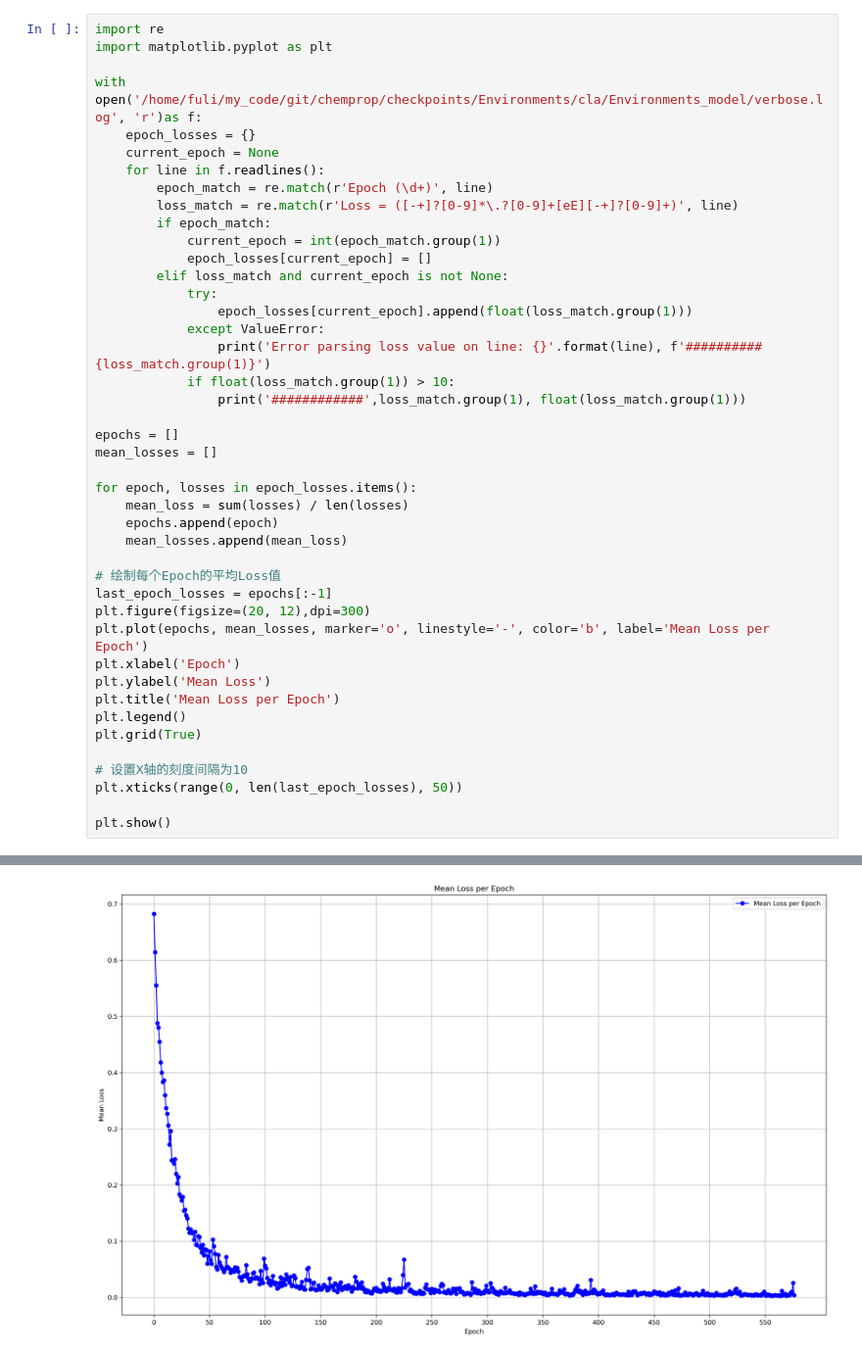
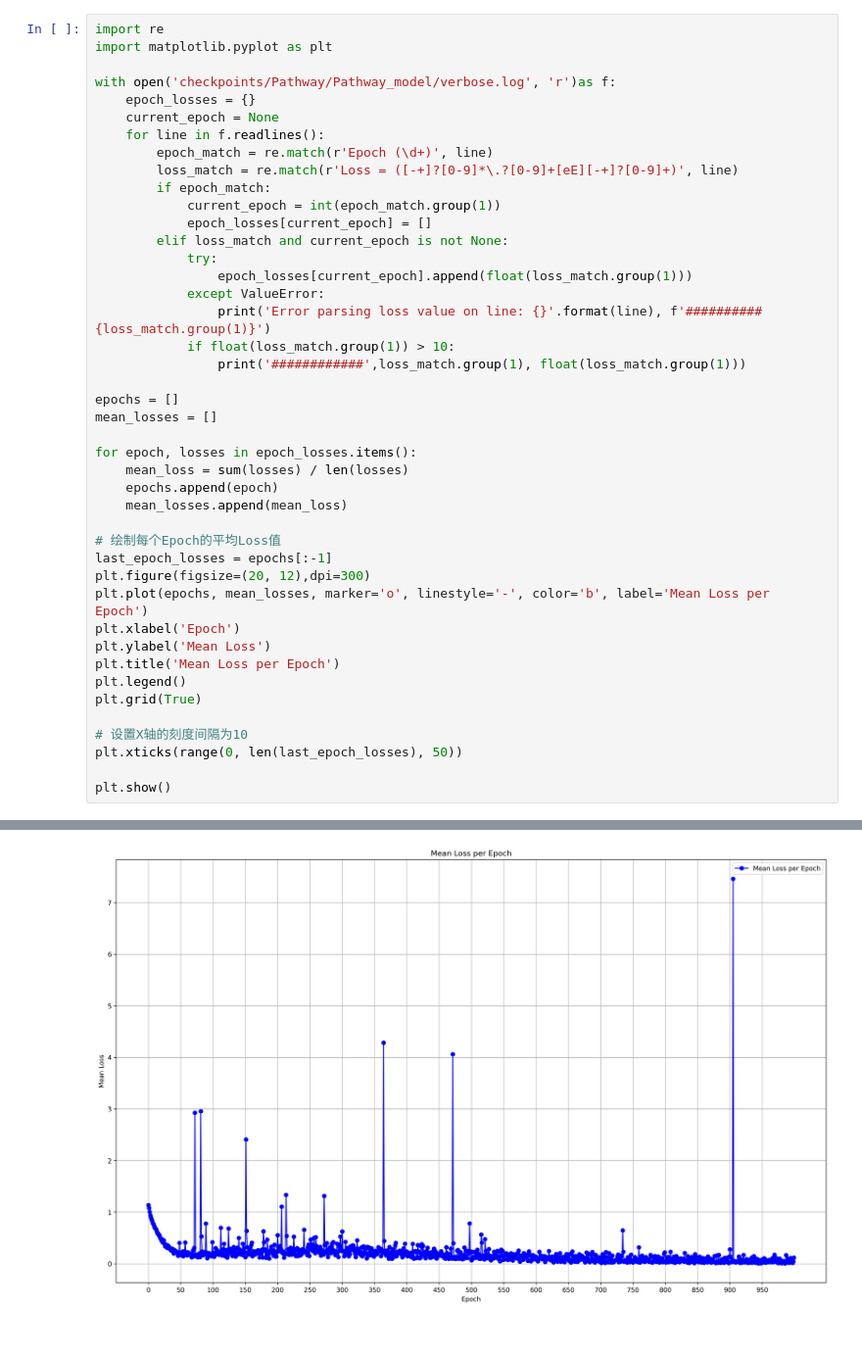
Before and after one commit to Furi5/chemprop, a Jupyter notebook: epoch_loss.ipynb, the cells around one changed output, grey strips where cells are left out. Shown at 98% size. Drawn from its saved outputs; the diff is of its cells as text.

```diff
--- a/epoch_loss.ipynb
+++ b/epoch_loss.ipynb
@@ -2,7 +2,7 @@
 import re
 import matplotlib.pyplot as plt
 
-with open('/home/fuli/my_code/git/chemprop/checkpoints/Environments/cla/Environments_model/verbose.log', 'r')as f:
+with open('checkpoints/Pathway/Pathway_model/verbose.log', 'r')as f:
     epoch_losses = {}
     current_epoch = None
     for line in f.readlines():
@@ -45 +62 @@ plt.show()
-[figure, old version]
+[figure, new version]
```
Also changed, not shown: parts of 1 cell of this notebook, 7 other files.
